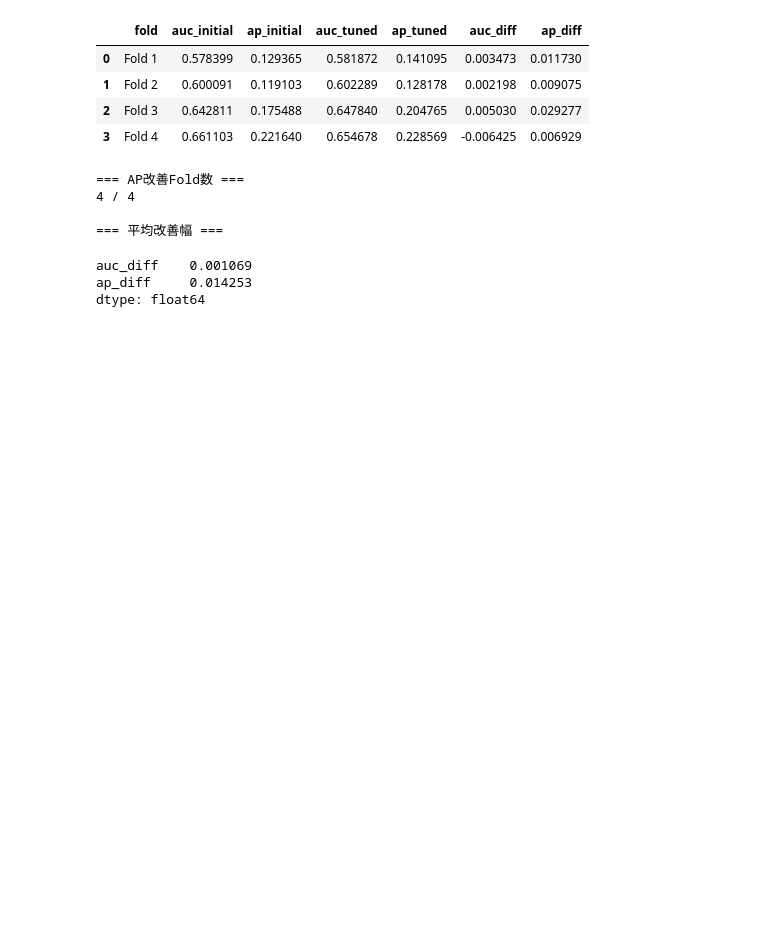
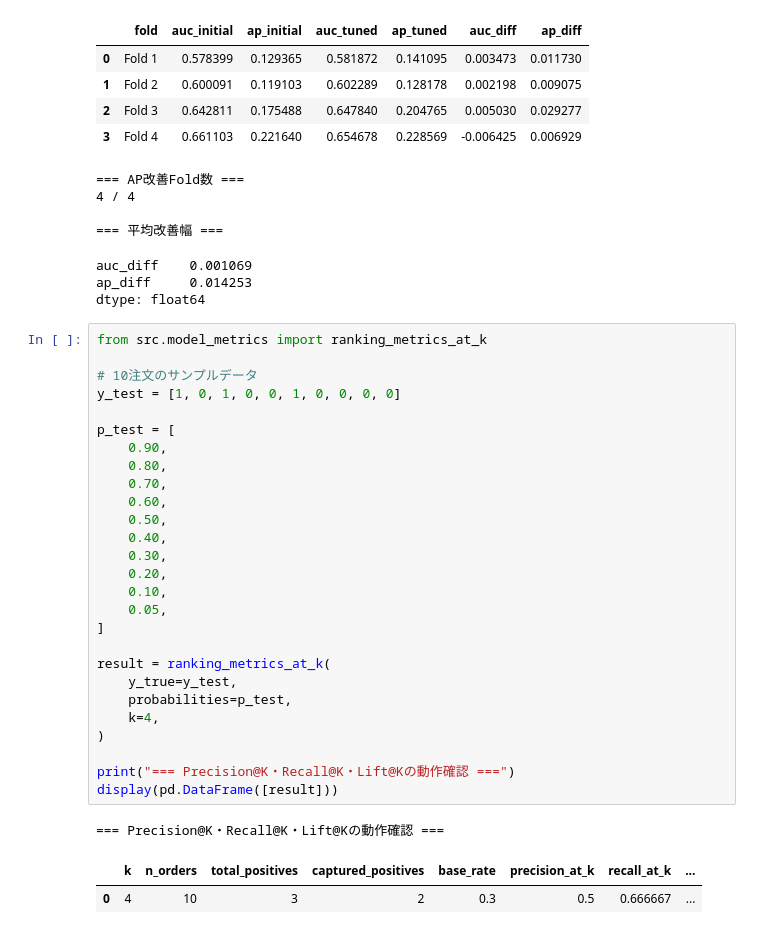
Before and after one commit to RyoShimoda/AWS_Python_data_analysis, a Jupyter notebook: notebooks/13_low_review_model_comparison.ipynb, the cells around one changed output. Drawn from its saved outputs; the diff is of its cells as text; blank space fills up the shorter version.

```diff
--- a/notebooks/13_low_review_model_comparison.ipynb
+++ b/notebooks/13_low_review_model_comparison.ipynb
@@ -3873,3 +3873,34 @@ display(df_final_folds[["auc_diff", "ap_diff"]].mean().round(6))
 auc_diff    0.001069
 ap_diff     0.014253
 dtype: float64
+# %%
+from src.model_metrics import ranking_metrics_at_k
+
+# 10注文のサンプルデータ
+y_test = [1, 0, 1, 0, 0, 1, 0, 0, 0, 0]
+
+p_test = [
+    0.90,
+    0.80,
+    0.70,
+    0.60,
+    0.50,
+    0.40,
+    0.30,
+    0.20,
+    0.10,
+    0.05,
+]
+
+result = ranking_metrics_at_k(
+    y_true=y_test,
+    probabilities=p_test,
+    k=4,
+)
+
+print("=== Precision@K・Recall@K・Lift@Kの動作確認 ===")
+display(pd.DataFrame([result]))
+# %% [output]
+=== Precision@K・Recall@K・Lift@Kの動作確認 ===
+|  | k | n_orders | total_positives | captured_positives | base_rate | precision_at_k | recall_at_k | ... |
+| 0 | 4 | 10 | 3 | 2 | 0.3 | 0.5 | 0.666667 | ... |
```
Also changed, not shown: parts of 3 cells of this notebook, 4 other files.
